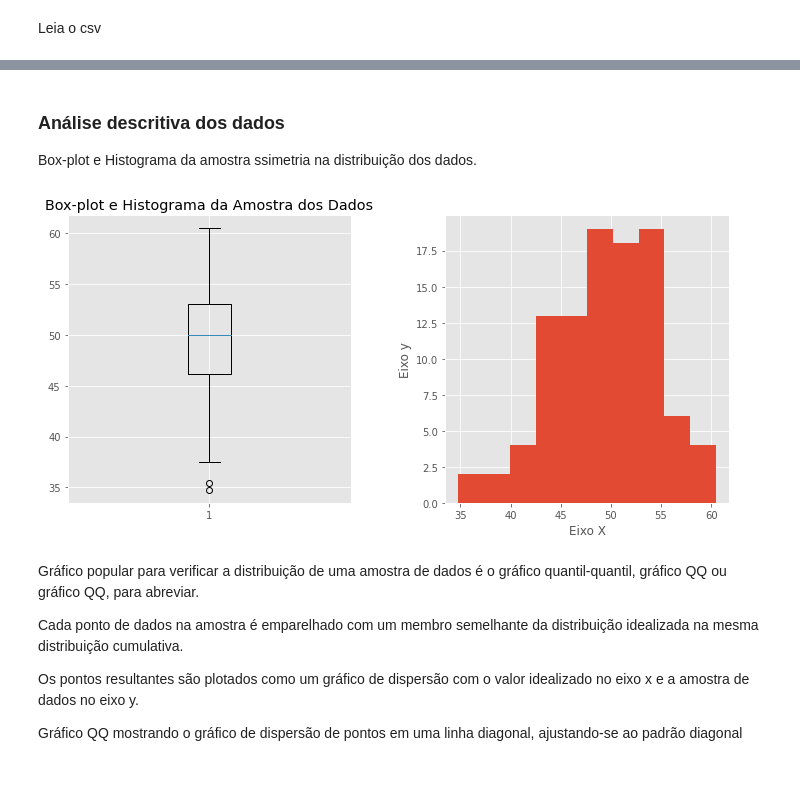
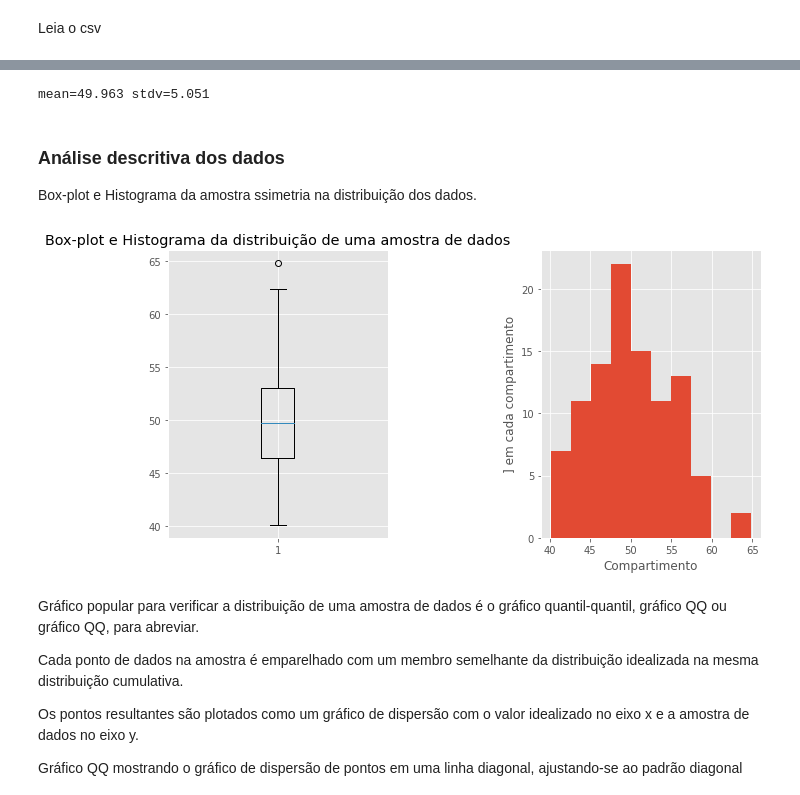
Before and after one commit to keilabcs/ES-TAES-2020-1-UFPE, a Jupyter notebook: Mann_Whitney.ipynb, the cells around one changed output, grey strips where cells are left out. Saved outputs shown, nothing was run; the diff lists cells and outputs as text; code cells hidden in the pictures.

```diff
--- a/Mann_Whitney.ipynb
+++ b/Mann_Whitney.ipynb
@@ -69,32 +67,36 @@ ls
+# %%
+data = 5 * randn(100) + 50
+# summarize
+print('mean=%.3f stdv=%.3f' % (mean(data), std(data)))
+# %% [output]
+mean=49.963 stdv=5.051
 # %% [markdown]
 ### Análise descritiva dos dados
 
 Box-plot e Histograma da amostra ssimetria na distribuição dos dados.
 # %%
-from matplotlib.patches import Rectangle
-
 # Define o stilo para ggplot
 plt.style.use("ggplot")
 
 # Cada plot terá o mesmo tamanho de figuras (10,5)
 fig, (ax1, ax2) = plt.subplots(1, 2, figsize=(10,5))
 
 # Creating plot
 plt.subplot(1, 2, 1)
 plt.boxplot(data)
-plt.title('Box-plot e Histograma da Amostra dos Dados')
+plt.title('Box-plot e Histograma da distribuição de uma amostra de dados')
 
 # Histogram plot
 plt.subplot(1, 2, 2)
 pyplot.hist(data)
 
-plt.xlabel("Eixo X", fontsize=12)
-plt.ylabel("Eixo y", fontsize=12)
+plt.xlabel("Compartimento", fontsize=12)
+plt.ylabel("] em cada compartimento", fontsize=12)
 
 plt.tight_layout()
 pyplot.show()
 # %% [output]
-[figure, old version]
+[figure, new version]
 # %% [markdown]
 Gráfico popular para verificar a distribuição de uma amostra de dados é o gráfico quantil-quantil, gráfico QQ ou gráfico QQ, para abreviar.
 
```
Also changed, not shown: parts of 18 cells of this notebook.
